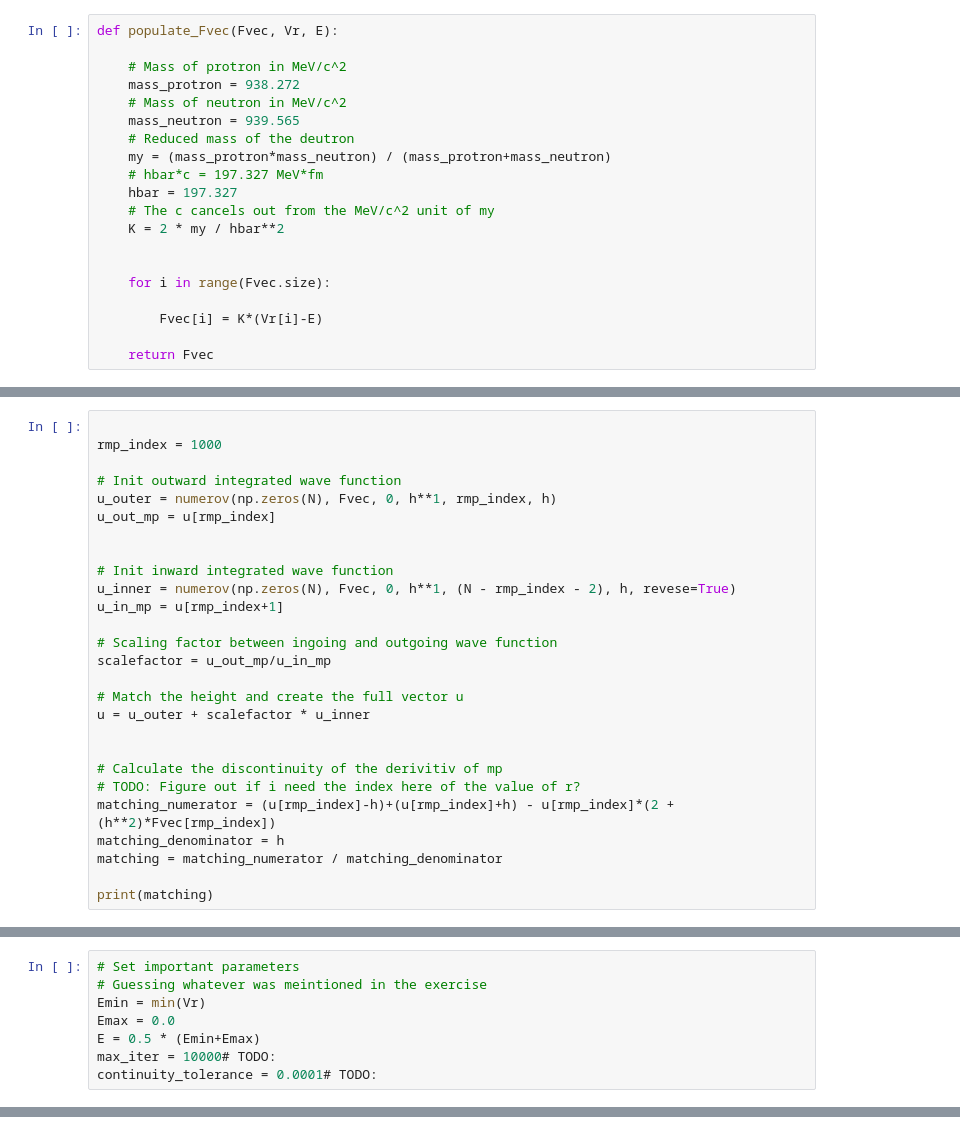
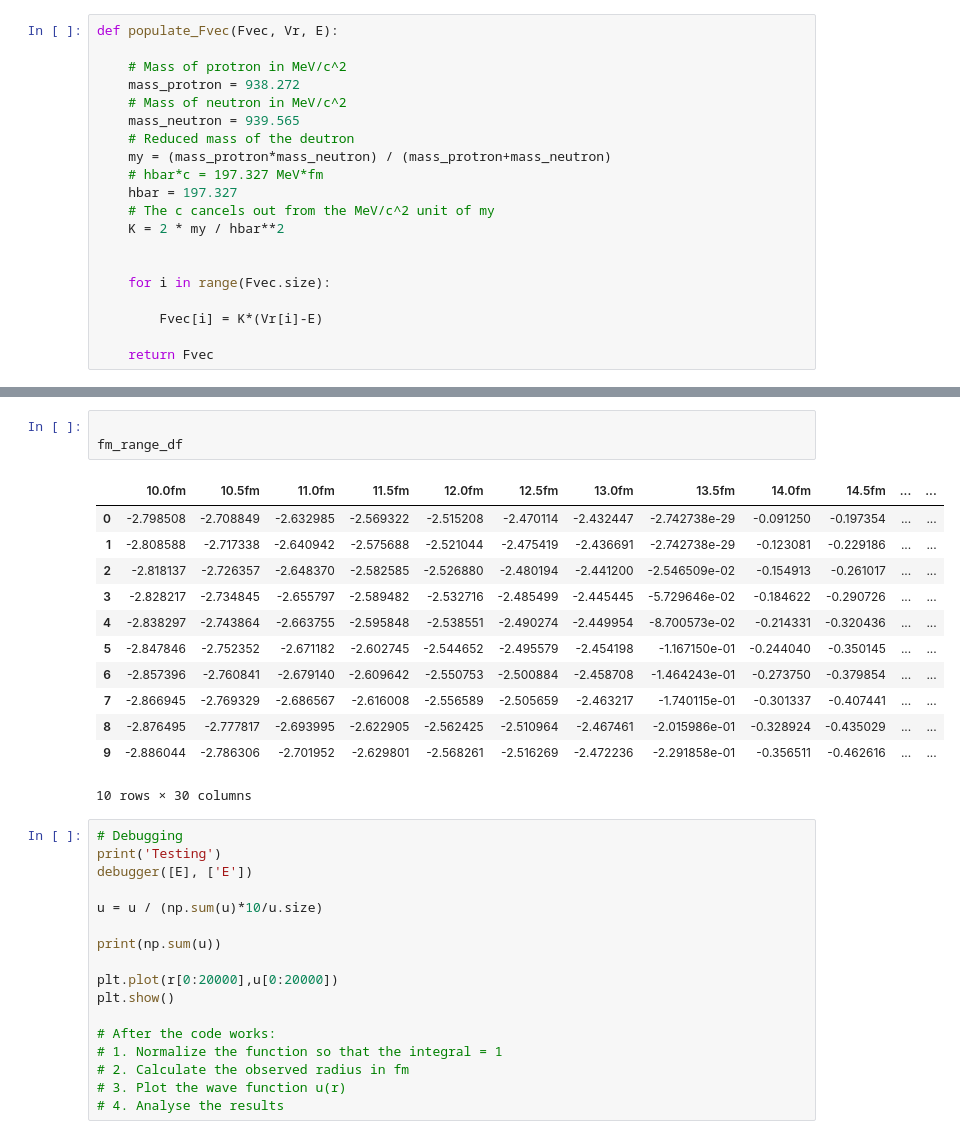
Before and after one commit to MarcChalm/SchrodingerSolution, a Jupyter notebook: ShrodingerNotebook.ipynb, the cells around one changed output, grey strips where cells are left out. Cells and saved outputs as stored; diff of their text form.

Commit message:
Code solves the assignment. Needs cleanup

```diff
--- a/ShrodingerNotebook.ipynb
+++ b/ShrodingerNotebook.ipynb
@@ -223,27 +242,0 @@ print(u_inner+u_outer)
-# %%
-
-rmp_index = 1000
-
-# Init outward integrated wave function
-u_outer = numerov(np.zeros(N), Fvec, 0, h**1, rmp_index, h)
-u_out_mp = u[rmp_index]
-
-
-# Init inward integrated wave function
-u_inner = numerov(np.zeros(N), Fvec, 0, h**1, (N - rmp_index - 2), h, revese=True)
-u_in_mp = u[rmp_index+1]
-
-# Scaling factor between ingoing and outgoing wave function
-scalefactor = u_out_mp/u_in_mp
-
-# Match the height and create the full vector u
-u = u_outer + scalefactor * u_inner
-
-
-# Calculate the discontinuity of the derivitiv of mp
-# TODO: Figure out if i need the index here of the value of r?
-matching_numerator = (u[rmp_index]-h)+(u[rmp_index]+h) - u[rmp_index]*(2 + (h**2)*Fvec[rmp_index])
-matching_denominator = h
-matching = matching_numerator / matching_denominator
-
-print(matching)
@@ -252,8 +242,0 @@ print(matching)
-# %%
-# Set important parameters
-# Guessing whatever was meintioned in the exercise
-Emin = min(Vr)
-Emax = 0.0
-E = 0.5 * (Emin+Emax)
-max_iter = 10000# TODO:
-continuity_tolerance = 0.0001# TODO:
@@ -307,0 +327,33 @@ Variable name:matching, Value:11.084779910900622
+# %%
+
+fm_range_df
+# %% [output]
+|  | 10.0fm | 10.5fm | 11.0fm | 11.5fm | 12.0fm | 12.5fm | 13.0fm | 13.5fm | 14.0fm | 14.5fm | ... | ... |
+| 0 | -2.798508 | -2.708849 | -2.632985 | -2.569322 | -2.515208 | -2.470114 | -2.432447 | -2.742738e-29 | -0.091250 | -0.197354 | ... | ... |
+| 1 | -2.808588 | -2.717338 | -2.640942 | -2.575688 | -2.521044 | -2.475419 | -2.436691 | -2.742738e-29 | -0.123081 | -0.229186 | ... | ... |
+| 2 | -2.818137 | -2.726357 | -2.648370 | -2.582585 | -2.526880 | -2.480194 | -2.441200 | -2.546509e-02 | -0.154913 | -0.261017 | ... | ... |
+| 3 | -2.828217 | -2.734845 | -2.655797 | -2.589482 | -2.532716 | -2.485499 | -2.445445 | -5.729646e-02 | -0.184622 | -0.290726 | ... | ... |
+| 4 | -2.838297 | -2.743864 | -2.663755 | -2.595848 | -2.538551 | -2.490274 | -2.449954 | -8.700573e-02 | -0.214331 | -0.320436 | ... | ... |
+| 5 | -2.847846 | -2.752352 | -2.671182 | -2.602745 | -2.544652 | -2.495579 | -2.454198 | -1.167150e-01 | -0.244040 | -0.350145 | ... | ... |
+| 6 | -2.857396 | -2.760841 | -2.679140 | -2.609642 | -2.550753 | -2.500884 | -2.458708 | -1.464243e-01 | -0.273750 | -0.379854 | ... | ... |
+| 7 | -2.866945 | -2.769329 | -2.686567 | -2.616008 | -2.556589 | -2.505659 | -2.463217 | -1.740115e-01 | -0.301337 | -0.407441 | ... | ... |
+| 8 | -2.876495 | -2.777817 | -2.693995 | -2.622905 | -2.562425 | -2.510964 | -2.467461 | -2.015986e-01 | -0.328924 | -0.435029 | ... | ... |
+| 9 | -2.886044 | -2.786306 | -2.701952 | -2.629801 | -2.568261 | -2.516269 | -2.472236 | -2.291858e-01 | -0.356511 | -0.462616 | ... | ... |
+10 rows × 30 columns
+# %%
+# Debugging
+print('Testing')
+debugger([E], ['E'])
+
+u = u / (np.sum(u)*10/u.size)
+
+print(np.sum(u))
+
+plt.plot(r[0:20000],u[0:20000])
+plt.show()
+
+# After the code works:
+# 1. Normalize the function so that the integral = 1
+# 2. Calculate the observed radius in fm
+# 3. Plot the wave function u(r)
+# 4. Analyse the results
```
Also changed, not shown: parts of 11 cells of this notebook, 1 other file.
